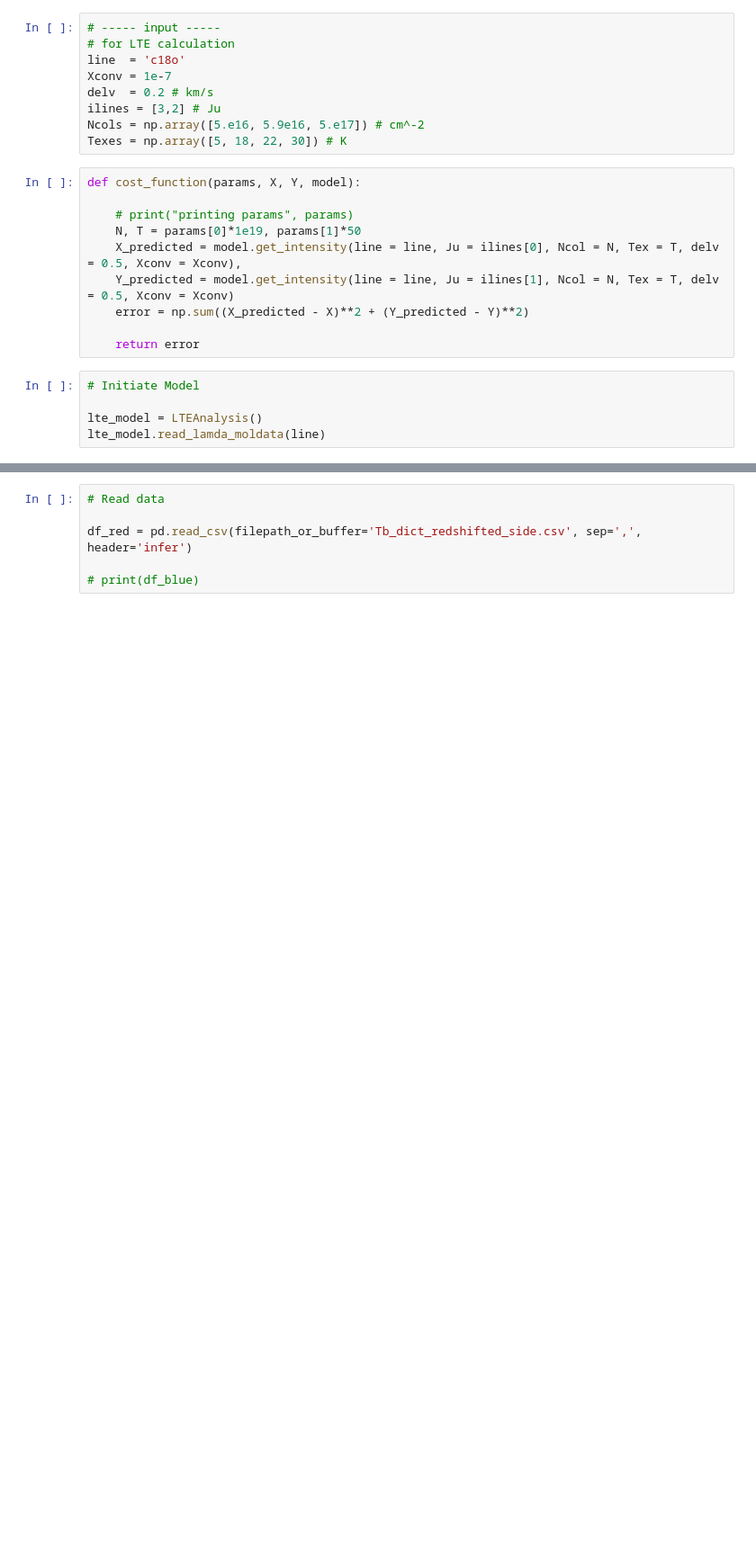
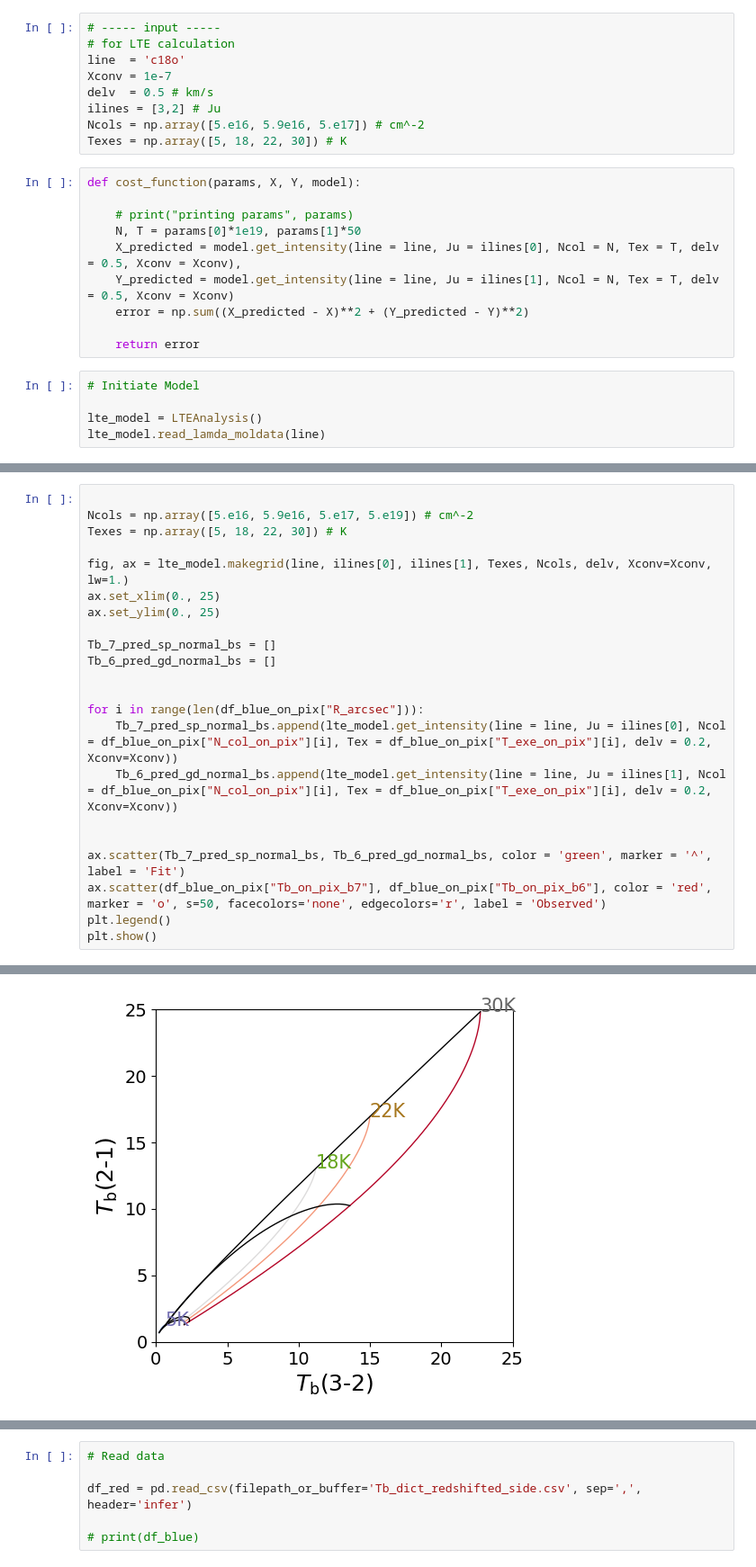
Before and after one commit to mihirtripathi97/LTEAnalysis, a Jupyter notebook: Tb_estimater_pipeline.ipynb, the cells around one changed output, grey strips where cells are left out. Shown: that part at 90% size. Saved outputs shown, nothing was run; the diff lists cells and outputs as text; blank space fills up the shorter version.

```diff
--- a/Tb_estimater_pipeline.ipynb
+++ b/Tb_estimater_pipeline.ipynb
@@ -12,7 +12,7 @@ import pandas as pd
 # for LTE calculation
 line  = 'c18o'
 Xconv = 1e-7
-delv  = 0.2 # km/s
+delv  = 0.5 # km/s
 ilines = [3,2] # Ju
 Ncols = np.array([5.e16, 5.9e16, 5.e17]) # cm^-2
 Texes = np.array([5, 18, 22, 30]) # K
@@ -104,0 +120,23 @@ plt.show()
+# %%
+
+Ncols = np.array([5.e16, 5.9e16, 5.e17, 5.e19]) # cm^-2
+Texes = np.array([5, 18, 22, 30]) # K
+
+fig, ax = lte_model.makegrid(line, ilines[0], ilines[1], Texes, Ncols, delv, Xconv=Xconv, lw=1.)
+ax.set_xlim(0., 25)
+ax.set_ylim(0., 25)
+
+Tb_7_pred_sp_normal_bs = []
+Tb_6_pred_gd_normal_bs = []
+
+
+for i in range(len(df_blue_on_pix["R_arcsec"])):
+    Tb_7_pred_sp_normal_bs.append(lte_model.get_intensity(line = line, Ju = ilines[0], Ncol = df_blue_on_pix["N_col_on_pix"][i], Tex = df_blue_on_pix["T_exe_on_pix"][i], delv = 0.2, Xconv=Xconv))
+    Tb_6_pred_gd_normal_bs.append(lte_model.get_intensity(line = line, Ju = ilines[1], Ncol = df_blue_on_pix["N_col_on_pix"][i], Tex = df_blue_on_pix["T_exe_on_pix"][i], delv = 0.2, Xconv=Xconv))
+
+
+ax.scatter(Tb_7_pred_sp_normal_bs, Tb_6_pred_gd_normal_bs, color = 'green', marker = '^', label = 'Fit')
+ax.scatter(df_blue_on_pix["Tb_on_pix_b7"], df_blue_on_pix["Tb_on_pix_b6"], color = 'red', marker = 'o', s=50, facecolors='none', edgecolors='r', label = 'Observed')
+plt.legend()
+plt.show()
+# %% [output]
@@ -104,0 +144 @@ plt.show()
+[figure, added]
```
Also changed, not shown: parts of 12 cells of this notebook.
